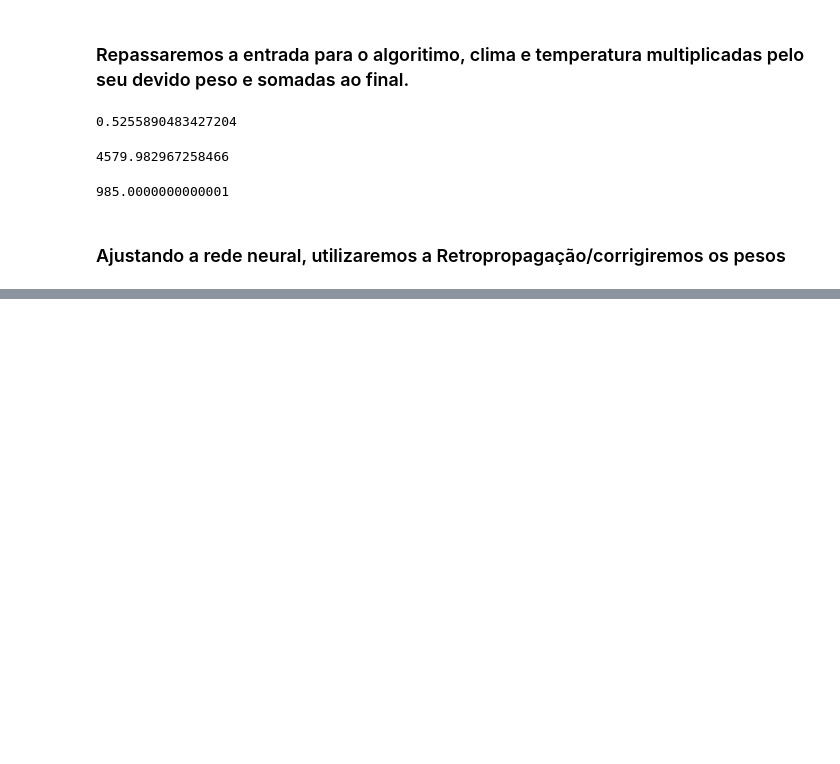
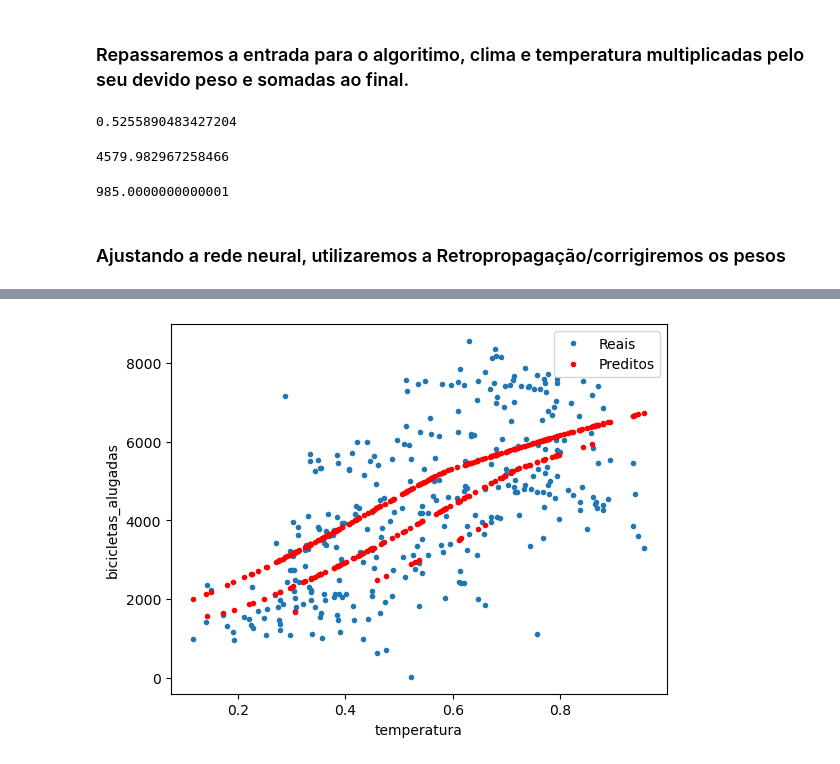
Before and after one commit to Renato-Ribeiroo/Cursos-Python, a Jupyter notebook: Curso Machine Learning Avançada/Regressão implemente uma rede neural com numpy/Alura Bike.ipynb, the cells around one changed output, grey strips where cells are left out. Cells and saved outputs as stored; diff of their text form; code cells hidden in the pictures; blank space fills up the shorter version.

```diff
--- a/Curso Machine Learning Avançada/Regressão implemente uma rede neural com numpy/Alura Bike.ipynb
+++ b/Curso Machine Learning Avançada/Regressão implemente uma rede neural com numpy/Alura Bike.ipynb
@@ -255,0 +376,13 @@ def retropropagacao_total(Y_predito, Y, memoria, valores_parametros, arquitetura
+# %%
+# Previsão
+Y_pred, _ = propaga_total(np.transpose(X_teste), valores_parametros, arquitetura)
+# %%
+#plotando a previsão, bicicletas alugadas vs temperatura
+plt.plot(np.transpose(X_teste)[1],ymax*y_teste,'.')
+plt.plot(np.transpose(X_teste)[1],ymax*Y_pred.reshape([-1,1]),'.r')
+plt.legend(['Reais','Preditos'])
+plt.ylabel('bicicletas_alugadas')
+plt.xlabel('temperatura')
+plt.show()
+# %% [output]
+[figure, added]
```
Also changed, not shown: parts of 12 cells of this notebook.
